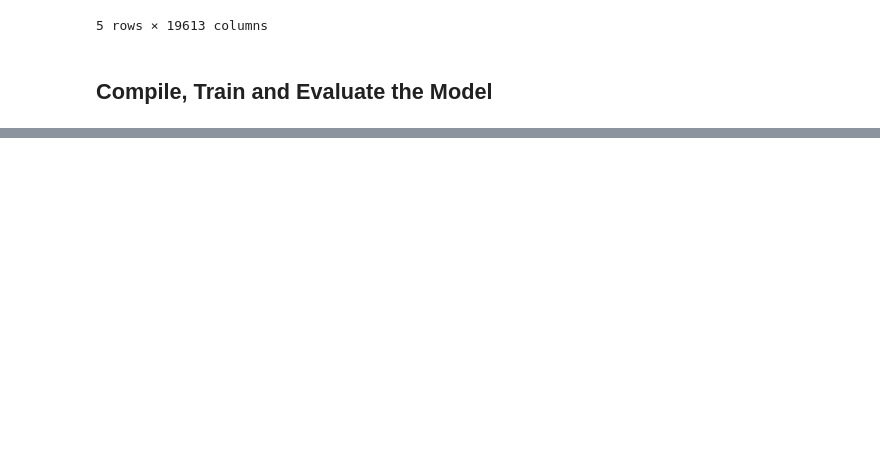
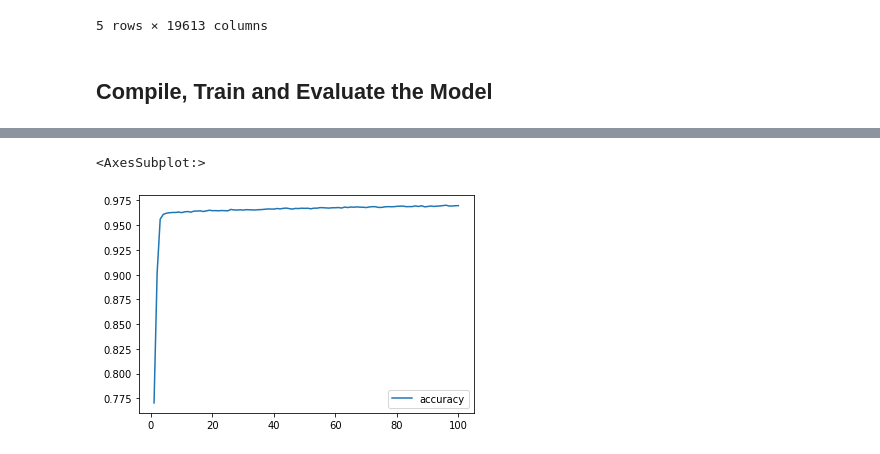
Before and after one commit to cjallow01/deep-learning-challenge, a Jupyter notebook: AlphabetSoupCharity.ipynb, the cells around one changed output, grey strips where cells are left out. Drawn from its saved outputs; the diff is of its cells as text; code cells hidden in the pictures; blank space fills up the shorter version.

```diff
--- a/AlphabetSoupCharity.ipynb
+++ b/AlphabetSoupCharity.ipynb
@@ -233,0 +384,25 @@ Loss: 0.557812534073699, Accuracy: 0.7262973785400391
+# %%
+# Define the model - deep neural net, i.e., the number of input features and hidden nodes for each layer.
+number_input_features = len(X_train_scaled[0])
+hidden_nodes_layer1 = 15
+hidden_nodes_layer2 = 25
+hidden_nodes_layer3 = 35
+
+nn = tf.keras.models.Sequential()
+
+# First hidden layer
+nn.add(tf.keras.layers.Dense(units=hidden_nodes_layer1, input_dim=number_input_features, activation="relu"))
+
+# Second hidden layer
+nn.add(tf.keras.layers.Dense(units=hidden_nodes_layer2, activation="relu"))
+
+# Third hidden layer
+nn.add(tf.keras.layers.Dense(units=hidden_nodes_layer3, activation="relu"))
+
+# Output layer
+nn.add(tf.keras.layers.Dense(units=1, activation="sigmoid"))
+
+# Check the st
+# %%
+# Compile the model
+nn.compile(loss="binary_crossentropy", optimizer="adam", metrics=["accuracy"])
@@ -233,0 +412,3 @@ Loss: 0.557812534073699, Accuracy: 0.7262973785400391
+# %%
+# Train the model
+fit_model = nn.fit(X_train_scaled,y_train,epochs=100)
@@ -233,0 +440,7 @@ Loss: 0.557812534073699, Accuracy: 0.7262973785400391
+# %%
+# plotting the accuracy
+history_df = pd.DataFrame(fit_model.history, index = range(1, len(fit_model.history['loss'])+1))
+history_df.plot(y = 'accuracy')
+# %% [output]
+<AxesSubplot:>
+[figure, added]
```
Also changed, not shown: parts of 23 cells of this notebook.
